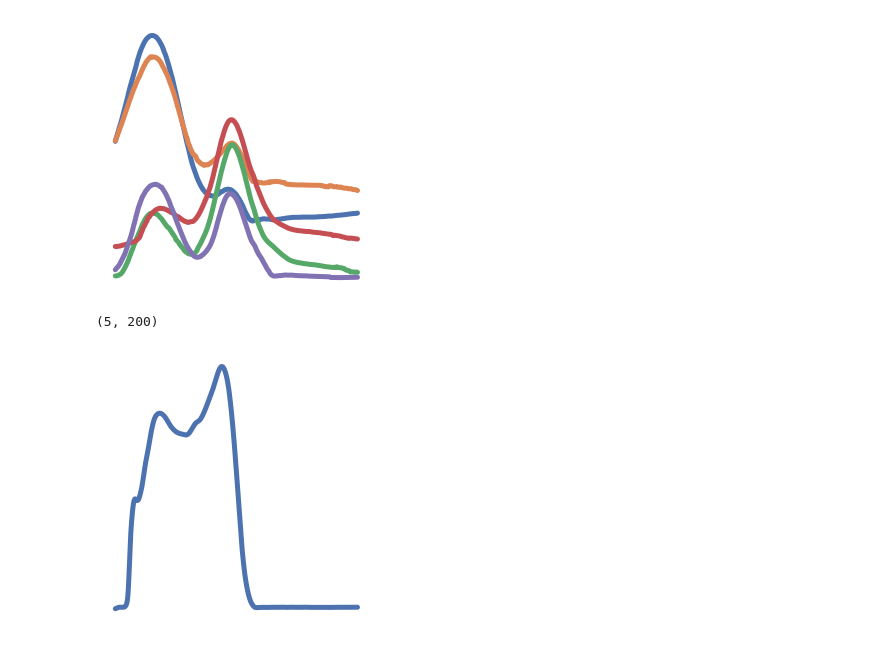
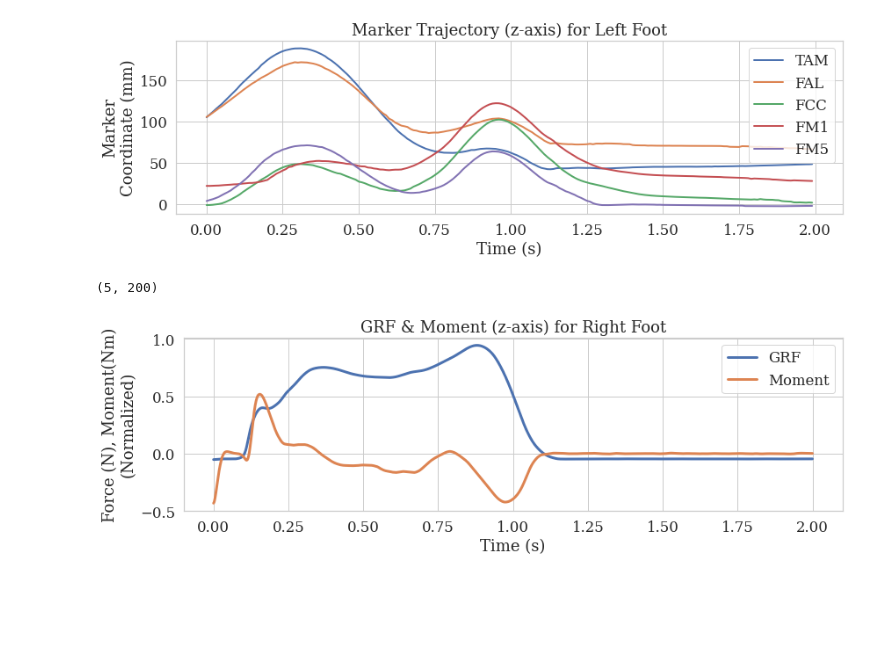
Before and after one commit to atick-faisal/GRF-Synthesis-from-Motion-Trajectories, a Jupyter notebook: src/visualization/visualization_patent.ipynb, the cells around one changed output. Drawn from its saved outputs; the diff is of its cells as text; code cells hidden in the pictures; blank space fills up the shorter version.

Commit message:
Fix patent figures

```diff
--- a/src/visualization/visualization_patent.ipynb
+++ b/src/visualization/visualization_patent.ipynb
@@ -8,7 +8,7 @@ from ezc3d import c3d
 
 sns.set(font_scale=1.5)
 # sns.color_palette("hls", 64)
-sns.set_style("darkgrid", {'font.family':'serif', 'font.serif':'Times New Roman'})
+sns.set_style("whitegrid", {'font.family':'serif', 'font.serif':'Times New Roman'})
 
 n_points = 100
 # %%
@@ -36,24 +36,24 @@ trajectory_z = content['data']['points'][2, 10:15, 250:450]
 force_z = content['data']['platform'][1]['force'][2, 1000:4000]
 moment_z = content['data']['platform'][1]['moment'][2, 1000:4000]
 # %%
-MARKERS = ["TAM", "FCC", "FM1", "FM2", "FM5"]
+MARKERS = ["TAM", "FAL", "FCC", "FM1", "FM5"]
 # %%
 t = (np.arange(0, trajectory_z.shape[1])) / 100.0
 # %%
-plt.figure(figsize=(4, 4))
+plt.figure(figsize=(12, 4))
 for i in range(5):
-    plt.plot(t, trajectory_z[i, :], "-", linewidth=5, label=MARKERS[i])
+    plt.plot(t, trajectory_z[i, :], "-", linewidth=2, label=MARKERS[i])
 
-# plt.legend()
-plt.axis("off")
-# plt.title("Marker Trajectory (z-axis) for Left Foot")
+plt.legend()
+# plt.axis("off")
+plt.title("Marker Trajectory (z-axis) for Left Foot")
 plt.xlabel("Time (s)")
 plt.ylabel("Marker\nCoordinate (mm)")
 plt.tight_layout()
-plt.savefig("../../Figures/trajectories_z_alt.svg")
+plt.savefig("../../Figures/trajectories_z_wide.svg")
 plt.show()
 # %% [output]
-[figure, old version]
+[figure, new version]
 # %%
 trajectory_z.shape
 # %% [output]
@@ -67,16 +67,16 @@ force_z = GrfFilter.apply(force_z)
 moment_z = GrfFilter.apply(moment_z)
 # %%
 t = (np.arange(0, force_z.shape[0]) / 1500.0)
-plt.figure(figsize=(4, 4))
-plt.plot(t, force_z, linewidth=5, label="GRF")
-# plt.plot(t, moment_z, linewidth=3, label="Moment")
-# plt.legend()
-plt.axis("off")
-# plt.title("GRF & Moment (z-axis) for Right Foot")
+plt.figure(figsize=(12, 4))
+plt.plot(t, force_z, linewidth=3, label="GRF")
+plt.plot(t, moment_z, linewidth=3, label="Moment")
+plt.legend()
+# plt.axis("off")
+plt.title("GRF & Moment (z-axis) for Right Foot")
 plt.xlabel("Time (s)")
 plt.ylabel("Force (N), Moment(Nm)\n(Normalized)")
 plt.tight_layout()
-plt.savefig("../../Figures/force_moment_z_alt.svg")
+plt.savefig("../../Figures/force_moment_z_wide.svg")
 plt.show()
 # %% [output]
-[figure, old version]
+[figure, new version]
```
Also changed, not shown: 1 other file.
